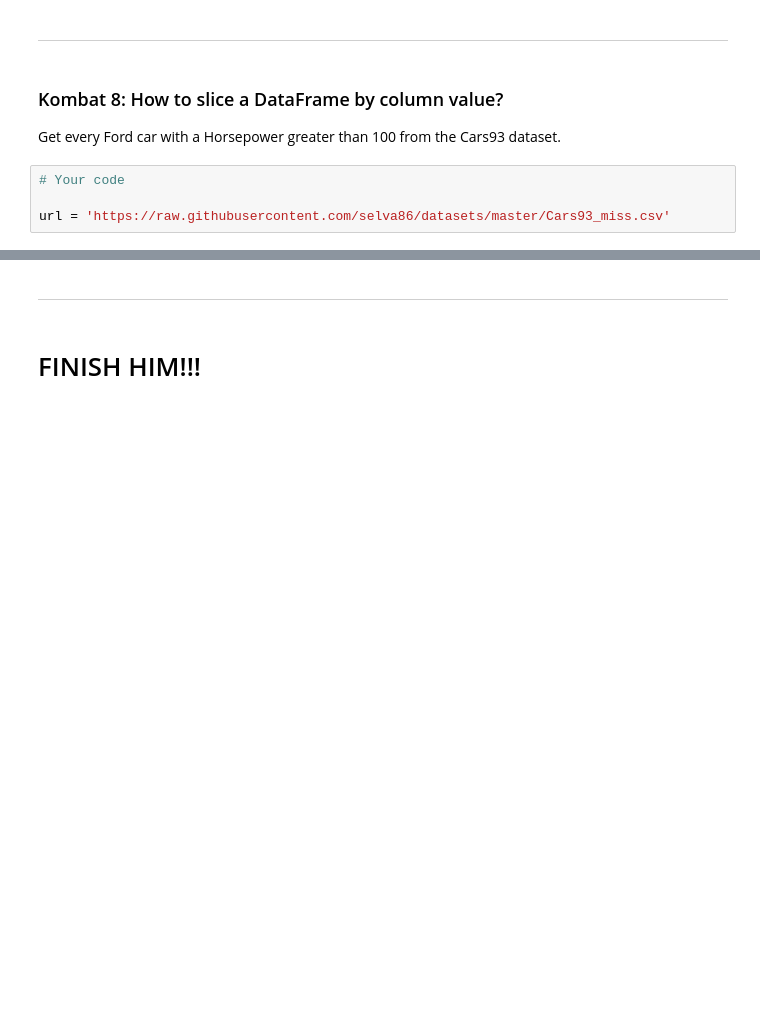
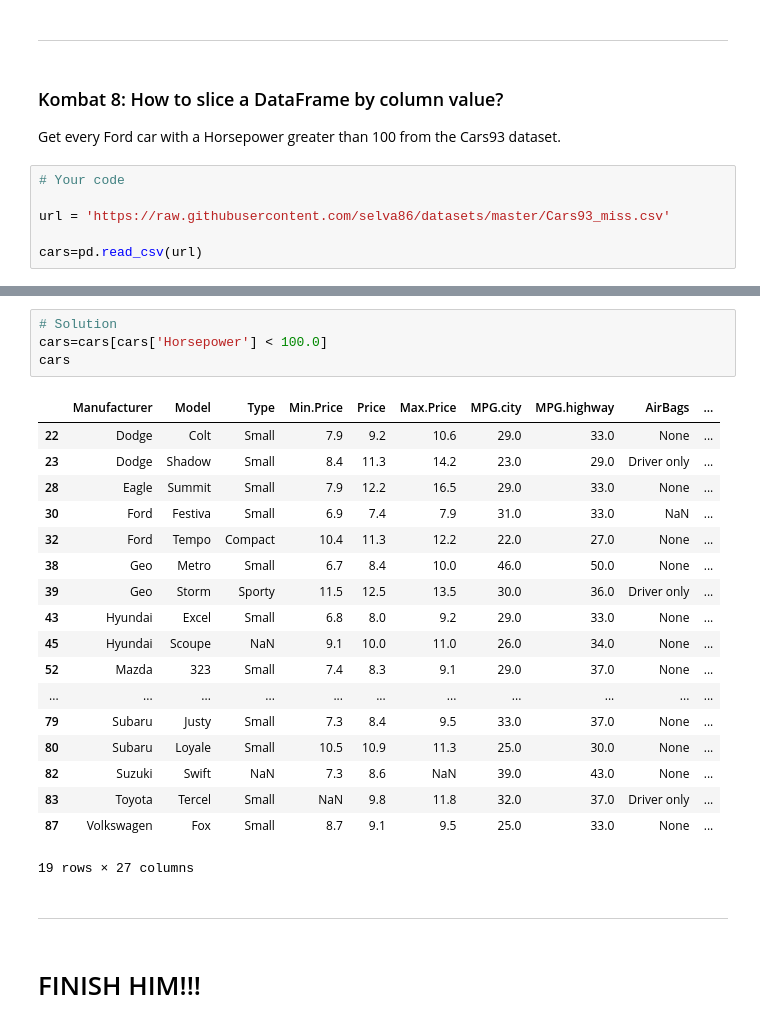
Before and after one commit to ivanrepi/challenges, a Jupyter notebook: pandas_kombat/team_dataframe.ipynb, the cells around one changed output, grey strips where cells are left out. Drawn from its saved outputs; the diff is of its cells as text; blank space fills up the shorter version.

Commit message:
team_dataframe kombat finished

```diff
--- a/pandas_kombat/team_dataframe.ipynb
+++ b/pandas_kombat/team_dataframe.ipynb
@@ -199,3 +217,5 @@ Get every Ford car with a Horsepower greater than 100 from the Cars93 dataset.
 # Your code
 
 url = 'https://raw.githubusercontent.com/selva86/datasets/master/Cars93_miss.csv'
+
+cars=pd.read_csv(url)
@@ -214,3 +222,26 @@ ford
+# %%
+# Solution
+cars=cars[cars['Horsepower'] < 100.0]
+cars
+# %% [output]
+|  | Manufacturer | Model | Type | Min.Price | Price | Max.Price | MPG.city | MPG.highway | AirBags | ... |
+| 22 | Dodge | Colt | Small | 7.9 | 9.2 | 10.6 | 29.0 | 33.0 | None | ... |
+| 23 | Dodge | Shadow | Small | 8.4 | 11.3 | 14.2 | 23.0 | 29.0 | Driver only | ... |
+| 28 | Eagle | Summit | Small | 7.9 | 12.2 | 16.5 | 29.0 | 33.0 | None | ... |
+| 30 | Ford | Festiva | Small | 6.9 | 7.4 | 7.9 | 31.0 | 33.0 | NaN | ... |
+| 32 | Ford | Tempo | Compact | 10.4 | 11.3 | 12.2 | 22.0 | 27.0 | None | ... |
+| 38 | Geo | Metro | Small | 6.7 | 8.4 | 10.0 | 46.0 | 50.0 | None | ... |
+| 39 | Geo | Storm | Sporty | 11.5 | 12.5 | 13.5 | 30.0 | 36.0 | Driver only | ... |
+| 43 | Hyundai | Excel | Small | 6.8 | 8.0 | 9.2 | 29.0 | 33.0 | None | ... |
+| 45 | Hyundai | Scoupe | NaN | 9.1 | 10.0 | 11.0 | 26.0 | 34.0 | None | ... |
+| 52 | Mazda | 323 | Small | 7.4 | 8.3 | 9.1 | 29.0 | 37.0 | None | ... |
+| ... | ... | ... | ... | ... | ... | ... | ... | ... | ... | ... |
+| 79 | Subaru | Justy | Small | 7.3 | 8.4 | 9.5 | 33.0 | 37.0 | None | ... |
+| 80 | Subaru | Loyale | Small | 10.5 | 10.9 | 11.3 | 25.0 | 30.0 | None | ... |
+| 82 | Suzuki | Swift | NaN | 7.3 | 8.6 | NaN | 39.0 | 43.0 | None | ... |
+| 83 | Toyota | Tercel | Small | NaN | 9.8 | 11.8 | 32.0 | 37.0 | Driver only | ... |
+| 87 | Volkswagen | Fox | Small | 8.7 | 9.1 | 9.5 | 25.0 | 33.0 | None | ... |
+19 rows × 27 columns
 # %% [markdown]
 ---
 # %% [markdown]
```
Also changed, not shown: parts of 14 cells of this notebook.
